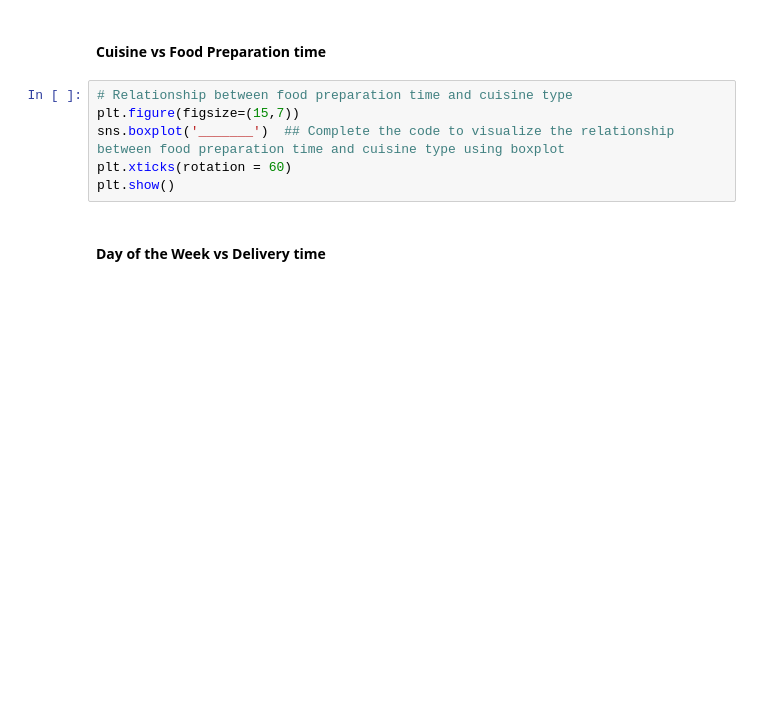
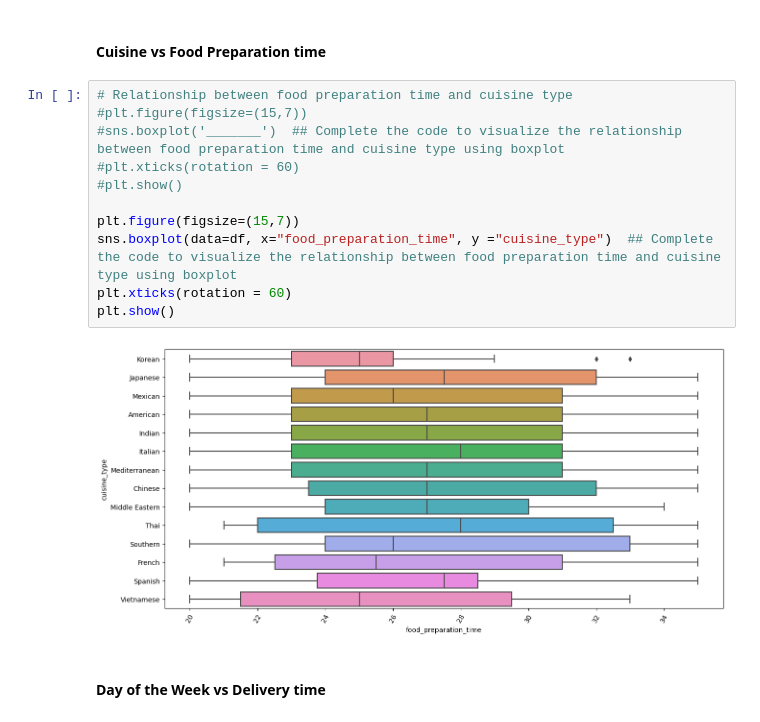
Before and after one commit to Mtpiercenokc/MITIDSS, a Jupyter notebook: FDS_Project_LearnerNotebook_LowCode.ipynb, the cells around one changed output. Cells and saved outputs as stored; diff of their text form; blank space fills up the shorter version.

```diff
--- a/FDS_Project_LearnerNotebook_LowCode.ipynb
+++ b/FDS_Project_LearnerNotebook_LowCode.ipynb
@@ -294,10 +321,17 @@ plt.show()
 #### Cuisine vs Food Preparation time
 # %%
 # Relationship between food preparation time and cuisine type
+#plt.figure(figsize=(15,7))
+#sns.boxplot('_______')  ## Complete the code to visualize the relationship between food preparation time and cuisine type using boxplot
+#plt.xticks(rotation = 60)
+#plt.show()
+
 plt.figure(figsize=(15,7))
-sns.boxplot('_______')  ## Complete the code to visualize the relationship between food preparation time and cuisine type using boxplot
+sns.boxplot(data=df, x="food_preparation_time", y ="cuisine_type")  ## Complete the code to visualize the relationship between food preparation time and cuisine type using boxplot
 plt.xticks(rotation = 60)
 plt.show()
+# %% [output]
+[figure, added]
 # %% [markdown]
 #### Day of the Week vs Delivery time
 # %%
```
Also changed, not shown: parts of 14 cells of this notebook.
